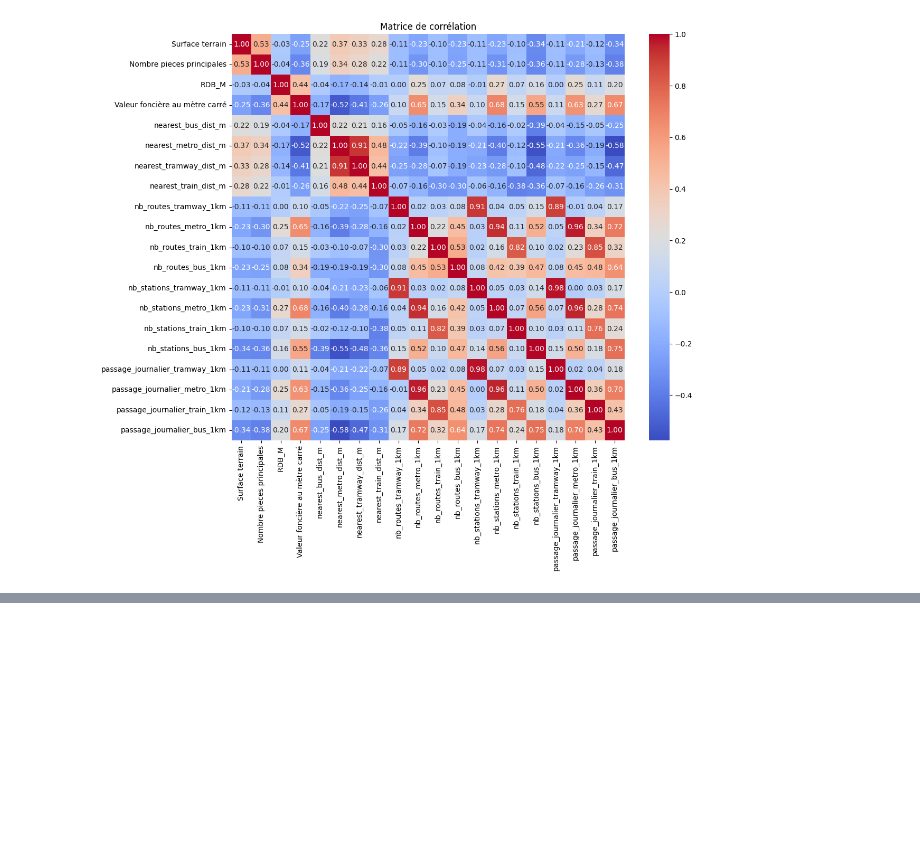
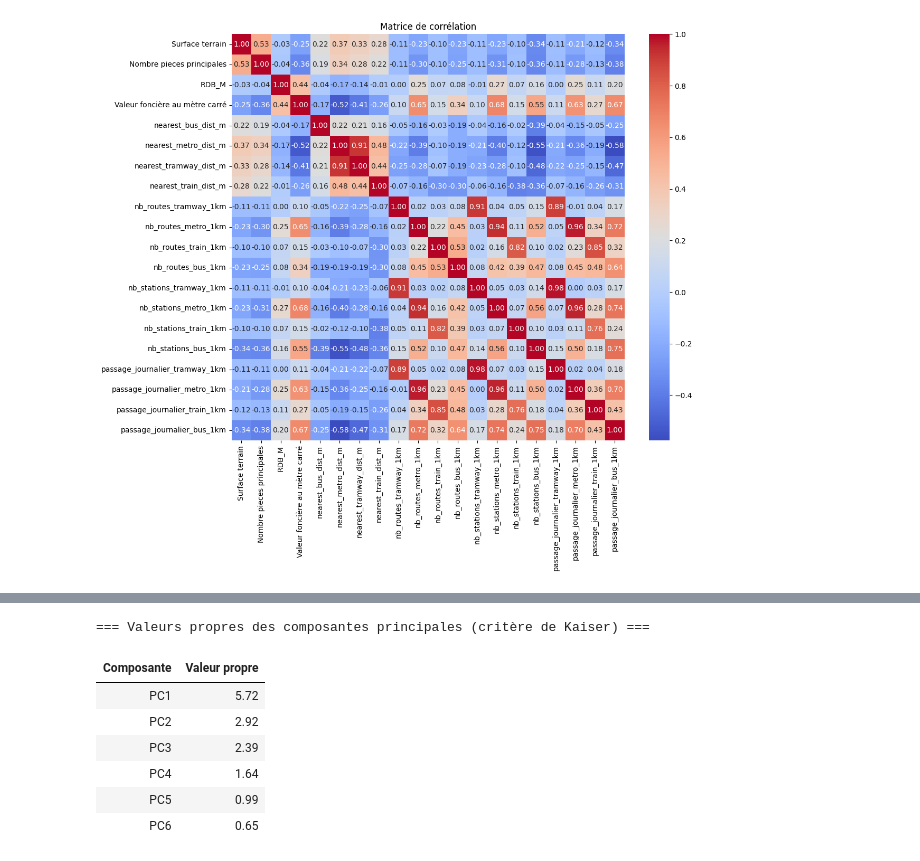
Before and after one commit to gaybrice/projet-python-ds, a Jupyter notebook: notebooks/main.ipynb, the cells around one changed output, grey strips where cells are left out. Saved outputs shown, nothing was run; the diff lists cells and outputs as text; code cells hidden in the pictures; blank space fills up the shorter version.

```diff
--- a/notebooks/main.ipynb
+++ b/notebooks/main.ipynb
@@ -1184,0 +1215,26 @@ plt.show()
+# %%
+
+valeurs_propres = pca.explained_variance_
+
+# Création du DataFrame
+df_valeurs_propres = pd.DataFrame({
+    'Composante': [f'PC{i+1}' for i in range(len(valeurs_propres))],
+    'Valeur propre': valeurs_propres
+})
+
+# Formater les valeurs propres avec 2 décimales pour plus de lisibilité
+df_valeurs_propres['Valeur propre'] = df_valeurs_propres['Valeur propre'].apply(lambda x: round(x, 2))
+
+# Affichage avec un titre et bordures pour plus de lisibilité (si tu utilises Jupyter Notebook)
+from IPython.display import display, HTML
+print("=== Valeurs propres des composantes principales (critère de Kaiser) ===")
+display(HTML(df_valeurs_propres.to_html(index=False)))
+# %% [output]
+=== Valeurs propres des composantes principales (critère de Kaiser) ===
+| Composante | Valeur propre |
+| PC1 | 5.72 |
+| PC2 | 2.92 |
+| PC3 | 2.39 |
+| PC4 | 1.64 |
+| PC5 | 0.99 |
+| PC6 | 0.65 |
```
Also changed, not shown: parts of 6 cells of this notebook.
